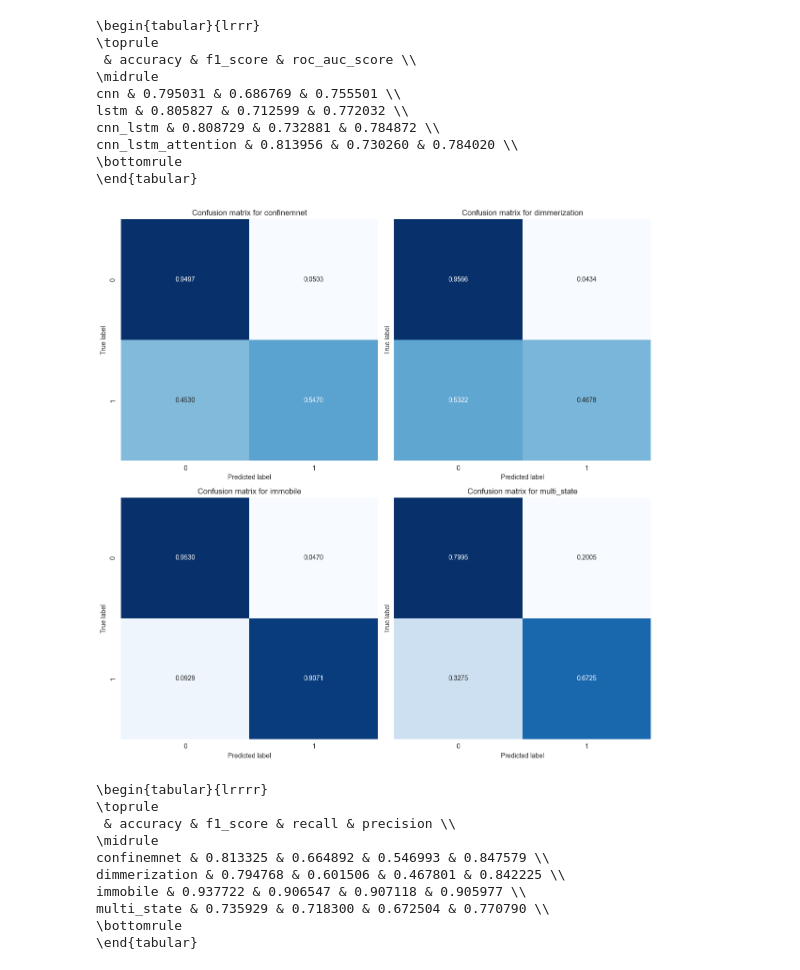
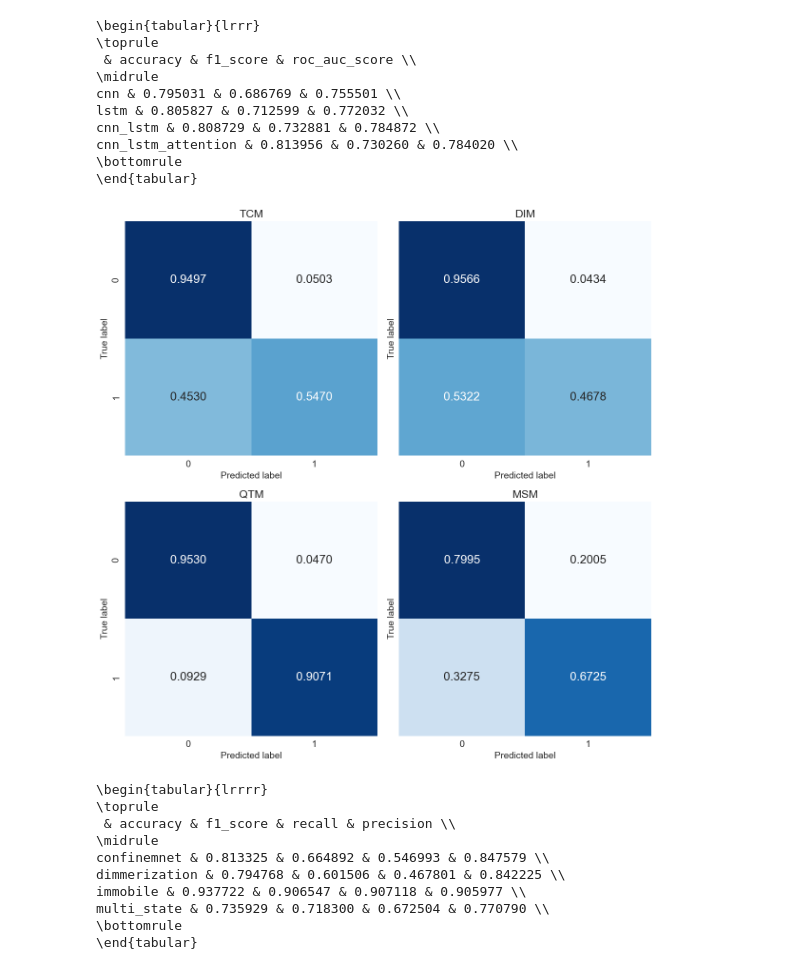
Before and after one commit to Manik2000/Masters-thesis, a Jupyter notebook: notebooks/train_results.ipynb, the cells around one changed output. Cells and saved outputs as stored; diff of their text form; code cells hidden in the pictures.

```diff
--- a/notebooks/train_results.ipynb
+++ b/notebooks/train_results.ipynb
@@ -18,6 +19,13 @@ from sklearn.metrics import (
 )
+# %%
+# set font family to Lato-Regular
+rcParams["font.family"] = "Lato"
+rcParams["font.sans-serif"] = "Lato"
+rcParams["font.size"] = 12
 # %%
 sns.set_style("whitegrid")
+# %%
+plt.rcParams["font.size"] = 14
 # %%
 path = os.path.join("..", "data", "results")
 # %%
@@ -104,5 +106,5 @@ test_labels = np.load(
 )
 test_dataset = tf.data.Dataset.from_tensor_slices((test_X, test_y)).batch(32)
 # %%
-preds = [model.predict(test_dataset) for model in models_networks]
+preds = [model.predict(test_dataset) for model in models_networks[-1:]]
 # %% [output]
@@ -139,35 +138,44 @@ cnn_lstm_attention & 0.813956 & 0.730260 & 0.784020 \\
 \end{tabular}
 # %%
 def plot_confusion_matrix(ax, cm, model_name):
-    sns.heatmap(cm, annot=True, fmt=".4f", cmap="Blues", ax=ax, cbar=False)
+    sns.heatmap(cm,
+                annot=True,
+                fmt=".4f",
+                cmap="Blues",
+                ax=ax,
+                cbar=False,
+                annot_kws={"fontsize": 18}
+    )
     ax.set_xlabel("Predicted label")
     ax.set_ylabel("True label")
-    ax.set_title(f"Confusion matrix for {model_name}")
+    ax.set_title(f"{model_name}")
 # %%
 indices = np.where(test_labels == "immobile")[0]
 # %%
 # plot confusion matrix per data model
+
+labels_names = ["TCM", "DIM", "QTM", "MSM"]
 
 fig, ax = plt.subplots(2, 2, figsize=(12, 12), sharey=True)
 
 unique_labels = list(np.unique(test_labels))
 
 cms = []
 
 for idx, label in enumerate(unique_labels):
     indices = np.where(test_labels == label)
     cm = confusion_matrix(test_y[indices], preds[-1][indices] > 0.5)
     cm = cm / cm.sum(axis=1)[:, np.newaxis]
     cms.append(cm)
 
-for i, (cm, label) in enumerate(zip(cms, unique_labels)):
+for i, (cm, label) in enumerate(zip(cms, labels_names)):
     plot_confusion_matrix(ax.flatten()[i], cm, label)
 
 plt.tight_layout()
 plt.savefig(os.path.join("..", "figures", "confusion_matrices.pdf"))
 plt.show()
 # %% [output]
-[figure, old version]
+[figure, new version]
 # %%
 label_metrics = {
     "accuracy": accuracy_score,
```
Also changed, not shown: parts of 12 cells of this notebook, 10 other files.
